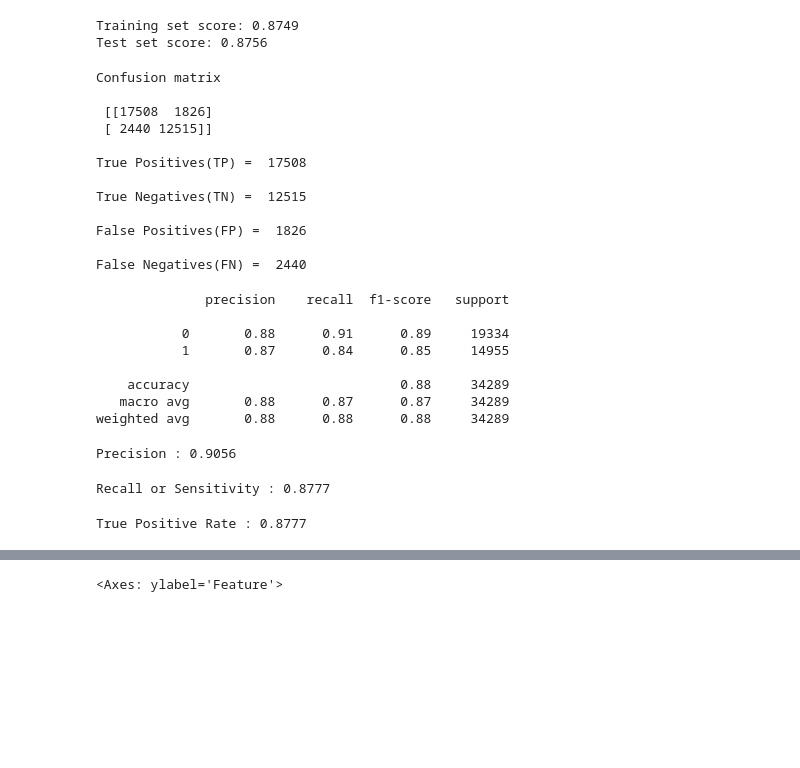
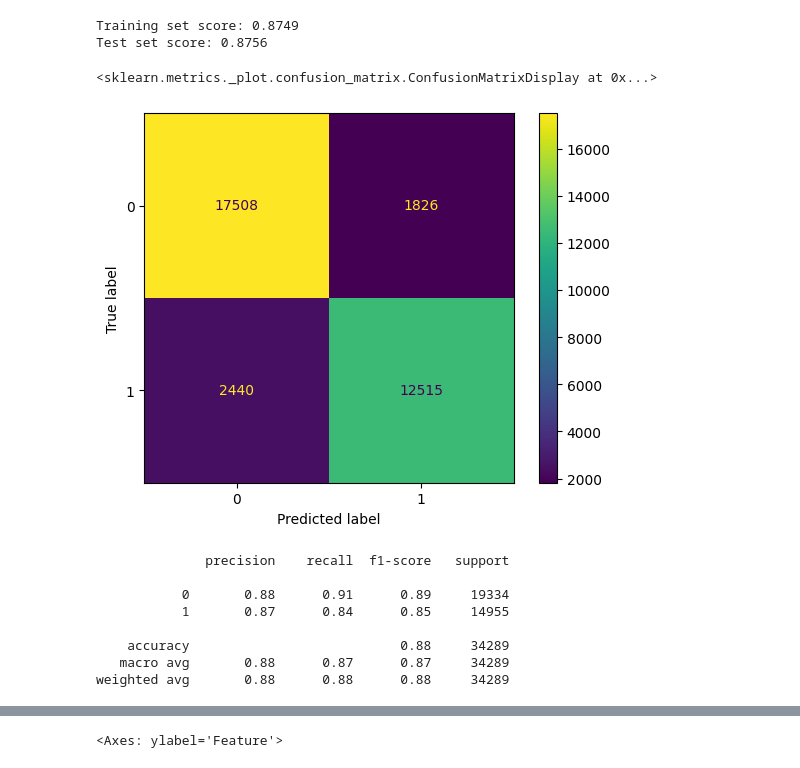
Before and after one commit to DTsapin/Python_DS-ML_practice, a Jupyter notebook: Logistic_reg.ipynb, the cells around one changed output, grey strips where cells are left out. Saved outputs shown, nothing was run; the diff lists cells and outputs as text; code cells hidden in the pictures; blank space fills up the shorter version.

```diff
--- a/Logistic_reg.ipynb
+++ b/Logistic_reg.ipynb
@@ -412,32 +272,12 @@ print('Test set score: {:.4f}'.format(logreg.score(X_test, y_test)))
 Training set score: 0.8749
 Test set score: 0.8756
 # %%
-from sklearn.metrics import confusion_matrix
-
+from sklearn.metrics import confusion_matrix, ConfusionMatrixDisplay
 cm = confusion_matrix(y_test, y_pred_test)
-
-print('Confusion matrix\n\n', cm)
-
-print('\nTrue Positives(TP) = ', cm[0,0])
-
-print('\nTrue Negatives(TN) = ', cm[1,1])
-
-print('\nFalse Positives(FP) = ', cm[0,1])
-
-print('\nFalse Negatives(FN) = ', cm[1,0])
+ConfusionMatrixDisplay(cm).plot()
 # %% [output]
-Confusion matrix
-
- [[17508  1826]
- [ 2440 12515]]
-
-True Positives(TP) =  17508
-
-True Negatives(TN) =  12515
-
-False Positives(FP) =  1826
-
-False Negatives(FN) =  2440
+<sklearn.metrics._plot.confusion_matrix.ConfusionMatrixDisplay at 0x...>
+[figure, added]
 # %%
 from sklearn.metrics import classification_report
 
@@ -459,15 +293,0 @@ FN = cm[1,0]
-# %%
-precision = TP / float(TP + FP)
-print('Precision : {0:0.4f}'.format(precision))
-# %% [output]
-Precision : 0.9056
-# %%
-recall = TP / float(TP + FN)
-print('Recall or Sensitivity : {0:0.4f}'.format(recall))
-# %% [output]
-Recall or Sensitivity : 0.8777
-# %%
-true_positive_rate = TP / float(TP + FN)
-print('True Positive Rate : {0:0.4f}'.format(true_positive_rate))
-# %% [output]
-True Positive Rate : 0.8777
```
Also changed, not shown: parts of 14 cells of this notebook, 1 other file.
